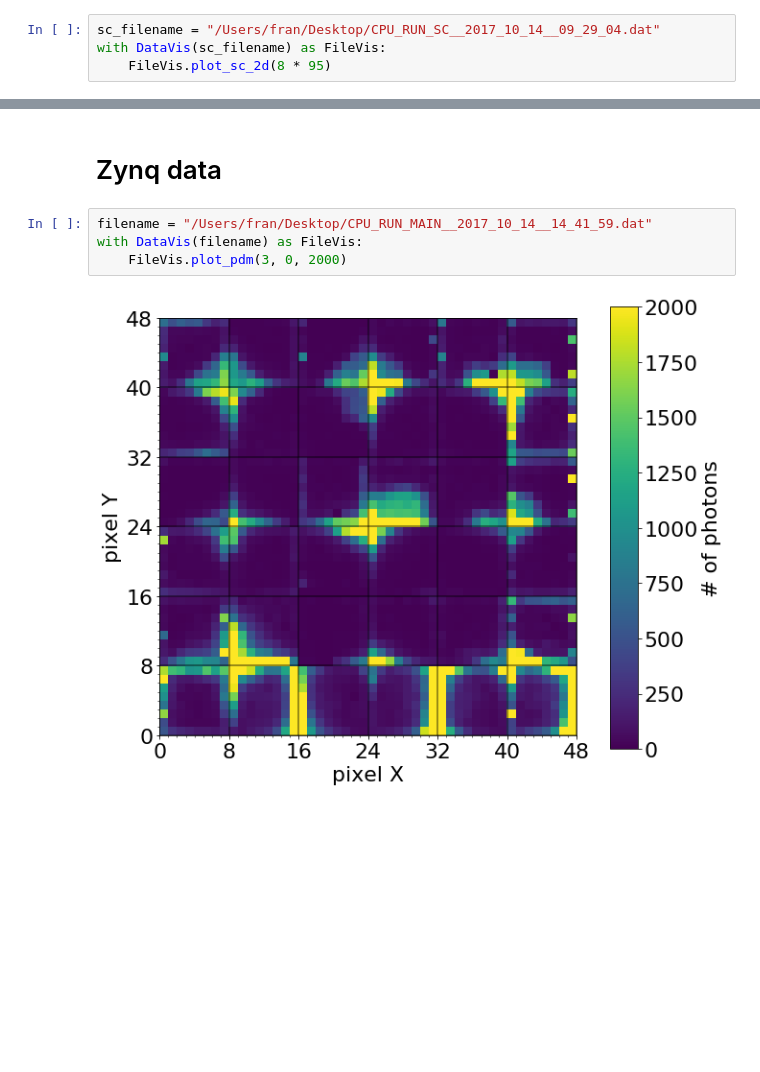
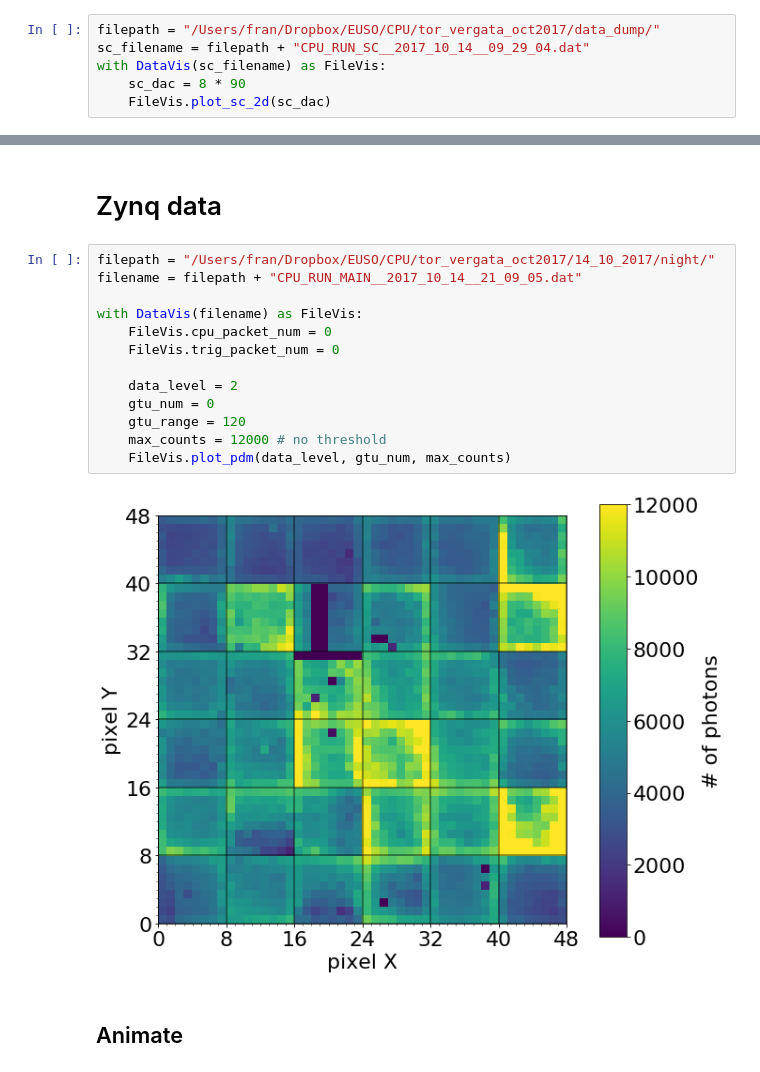
Before and after one commit to cescalara/euso_tools, a Jupyter notebook: data_visualisation/cpu_data_visualisation.ipynb, the cells around one changed output, grey strips where cells are left out. Saved outputs shown, nothing was run; the diff lists cells and outputs as text; blank space fills up the shorter version.

```diff
--- a/data_visualisation/cpu_data_visualisation.ipynb
+++ b/data_visualisation/cpu_data_visualisation.ipynb
@@ -4,6 +4,8 @@ from raw_data_vis import *
 # %% [markdown]
 # S-curve
 # %%
-sc_filename = "/Users/fran/Desktop/CPU_RUN_SC__2017_10_14__09_29_04.dat"
+filepath = "/Users/fran/Dropbox/EUSO/CPU/tor_vergata_oct2017/data_dump/"
+sc_filename = filepath + "CPU_RUN_SC__2017_10_14__09_29_04.dat"
 with DataVis(sc_filename) as FileVis:
-    FileVis.plot_sc_2d(8 * 95)
+    sc_dac = 8 * 90
+    FileVis.plot_sc_2d(sc_dac)
@@ -12,8 +12,19 @@ with DataVis(sc_filename) as FileVis:
 # %% [markdown]
 # Zynq data
-# %%
-filename = "/Users/fran/Desktop/CPU_RUN_MAIN__2017_10_14__14_41_59.dat"
-with DataVis(filename) as FileVis:
-    FileVis.plot_pdm(3, 0, 2000)
-# %% [output]
-[figure, removed]
+# %%
+filepath = "/Users/fran/Dropbox/EUSO/CPU/tor_vergata_oct2017/14_10_2017/night/"
+filename = filepath + "CPU_RUN_MAIN__2017_10_14__21_09_05.dat"
+
+with DataVis(filename) as FileVis:
+    FileVis.cpu_packet_num = 0
+    FileVis.trig_packet_num = 0
+
+    data_level = 2
+    gtu_num = 0
+    gtu_range = 120
+    max_counts = 12000 # no threshold
+    FileVis.plot_pdm(data_level, gtu_num, max_counts)
+# %% [output]
+[figure, added]
+# %% [markdown]
+## Animate
```
Also changed, not shown: parts of 2 cells of this notebook, 2 other files.
